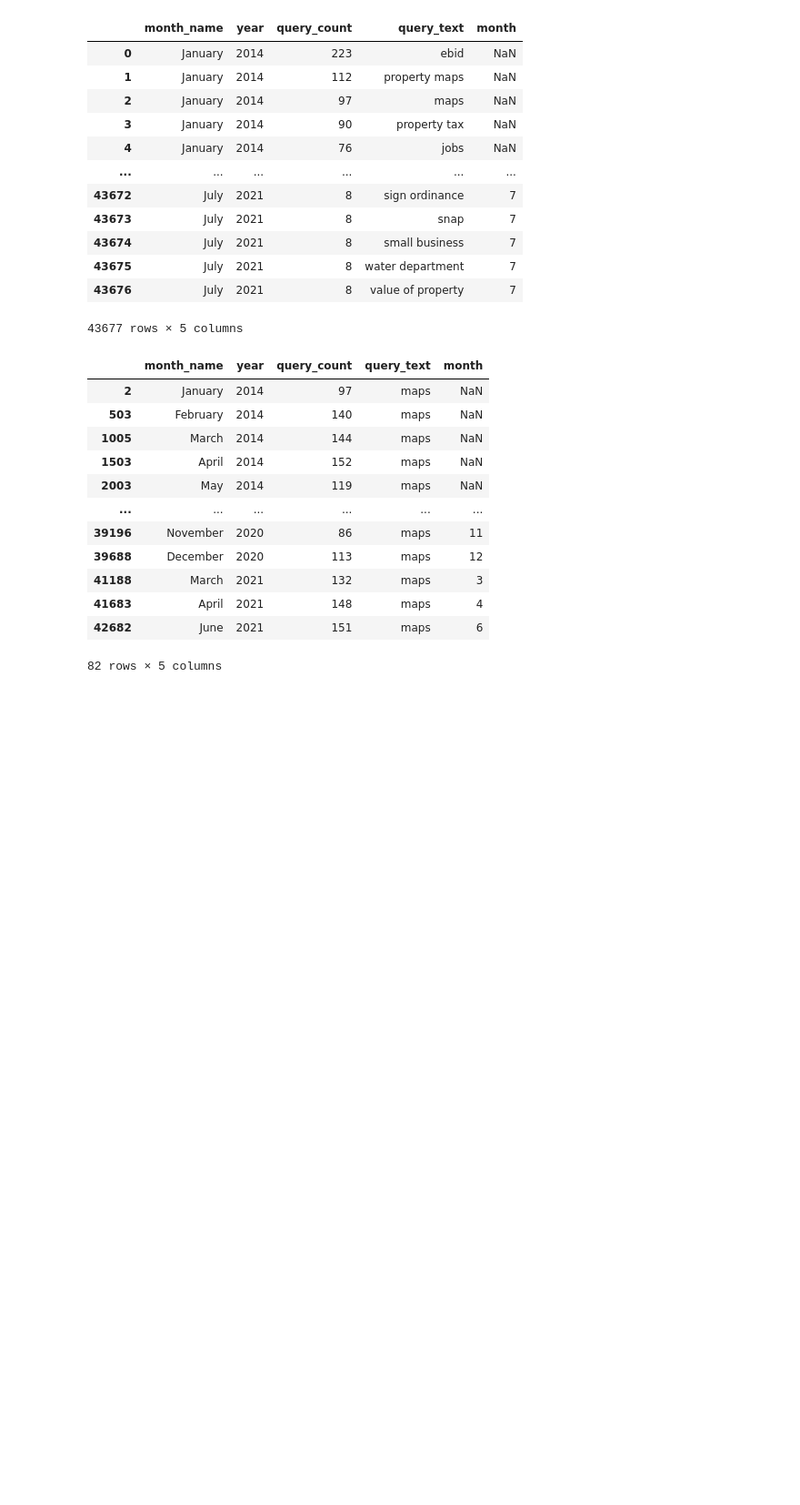
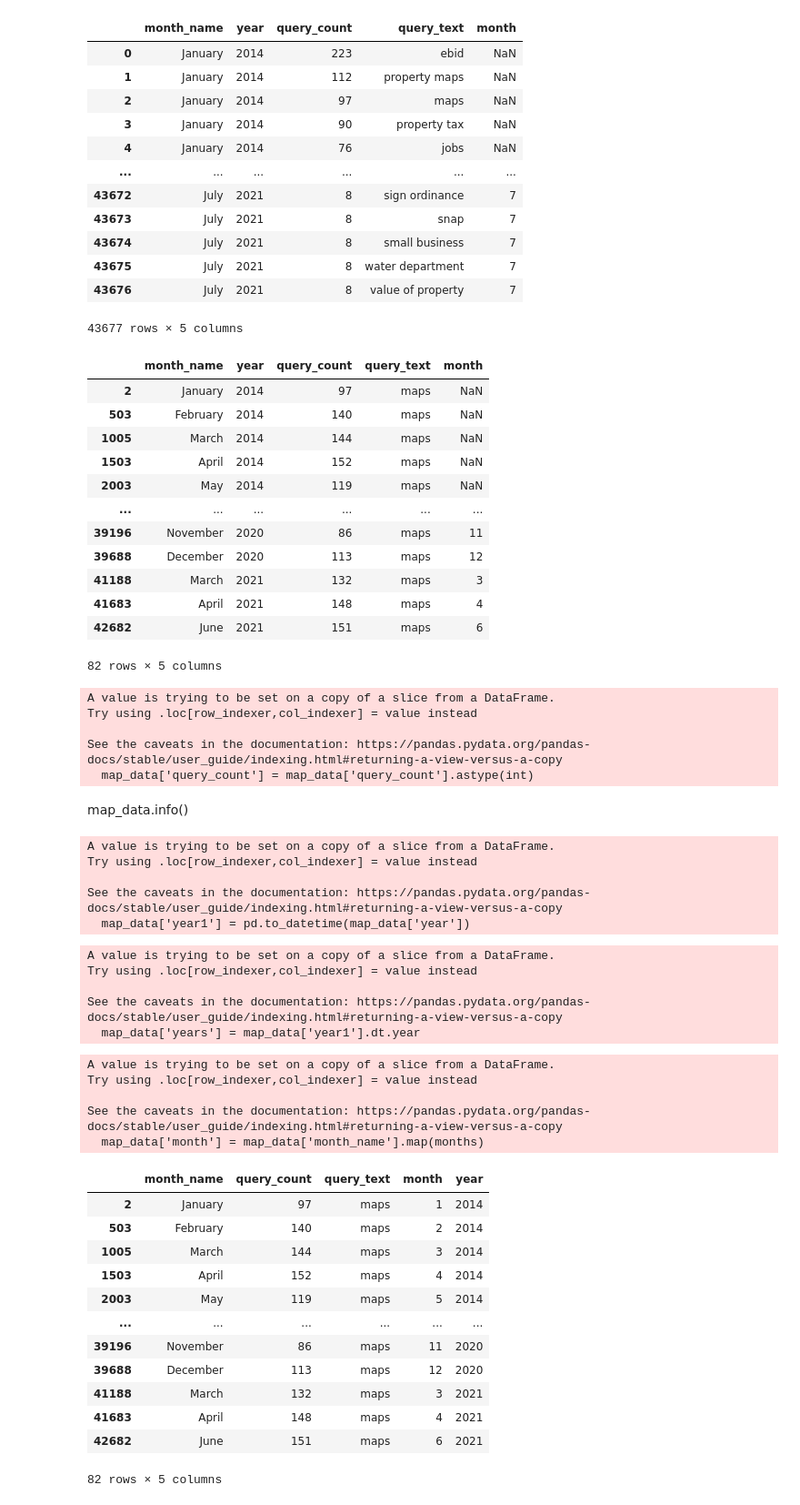
Before and after one commit to NSS-Full-Time-Data-Analytics-11/api-project-nelson-aaron-j, a Jupyter notebook: api_notebook.ipynb, the cells around one changed output. Shown at 91% size. Cells and saved outputs as stored; diff of their text form; code cells hidden in the pictures; blank space fills up the shorter version.

```diff
--- a/api_notebook.ipynb
+++ b/api_notebook.ipynb
@@ -145,3 +146,59 @@ map_data
 | 41683 | April | 2021 | 148 | maps | 4 |
 | 42682 | June | 2021 | 151 | maps | 6 |
 82 rows × 5 columns
+# %%
+#convert query_count to into
+map_data['query_count'] = map_data['query_count'].astype(int)
+# %% [output]
+A value is trying to be set on a copy of a slice from a DataFrame.
+Try using .loc[row_indexer,col_indexer] = value instead
+
+See the caveats in the documentation: https://pandas.pydata.org/pandas-docs/stable/user_guide/indexing.html#returning-a-view-versus-a-copy
+  map_data['query_count'] = map_data['query_count'].astype(int)
+# %% [markdown]
+map_data.info()
+# %%
+map_data['year1'] = pd.to_datetime(map_data['year'])
+# %% [output]
+A value is trying to be set on a copy of a slice from a DataFrame.
+Try using .loc[row_indexer,col_indexer] = value instead
+
+See the caveats in the documentation: https://pandas.pydata.org/pandas-docs/stable/user_guide/indexing.html#returning-a-view-versus-a-copy
+  map_data['year1'] = pd.to_datetime(map_data['year'])
+# %%
+map_data['years'] = map_data['year1'].dt.year
+# %% [output]
+A value is trying to be set on a copy of a slice from a DataFrame.
+Try using .loc[row_indexer,col_indexer] = value instead
+
+See the caveats in the documentation: https://pandas.pydata.org/pandas-docs/stable/user_guide/indexing.html#returning-a-view-versus-a-copy
+  map_data['years'] = map_data['year1'].dt.year
+# %%
+months = {'January': 1, 'February': 2, 'March': 3, 'April': 4, 'May': 5, 'June': 6,
+                 'July': 7, 'August': 8, 'September': 9, 'October': 10, 'November': 11, 'December': 12}
+
+map_data['month'] = map_data['month_name'].map(months)
+# %% [output]
+A value is trying to be set on a copy of a slice from a DataFrame.
+Try using .loc[row_indexer,col_indexer] = value instead
+
+See the caveats in the documentation: https://pandas.pydata.org/pandas-docs/stable/user_guide/indexing.html#returning-a-view-versus-a-copy
+  map_data['month'] = map_data['month_name'].map(months)
+# %%
+map_data = map_data.drop(columns = ['year', 'year1'])
+map_data = map_data.rename(columns = {'years': 'year'})
+map_data
+# %% [output]
+|  | month_name | query_count | query_text | month | year |
+| 2 | January | 97 | maps | 1 | 2014 |
+| 503 | February | 140 | maps | 2 | 2014 |
+| 1005 | March | 144 | maps | 3 | 2014 |
+| 1503 | April | 152 | maps | 4 | 2014 |
+| 2003 | May | 119 | maps | 5 | 2014 |
+| ... | ... | ... | ... | ... | ... |
+| 39196 | November | 86 | maps | 11 | 2020 |
+| 39688 | December | 113 | maps | 12 | 2020 |
+| 41188 | March | 132 | maps | 3 | 2021 |
+| 41683 | April | 148 | maps | 4 | 2021 |
+| 42682 | June | 151 | maps | 6 | 2021 |
+82 rows × 5 columns
```
Also changed, not shown: parts of 8 cells of this notebook, 1 other file.
